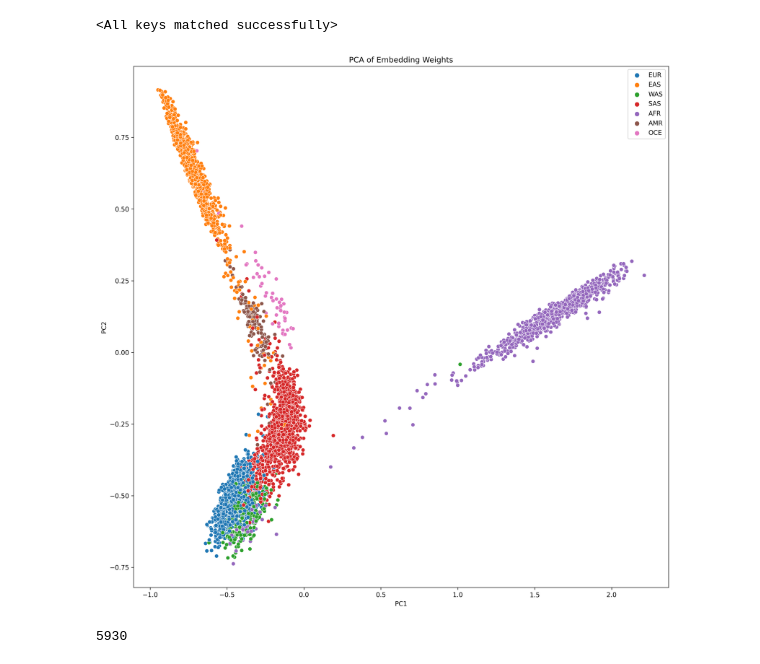
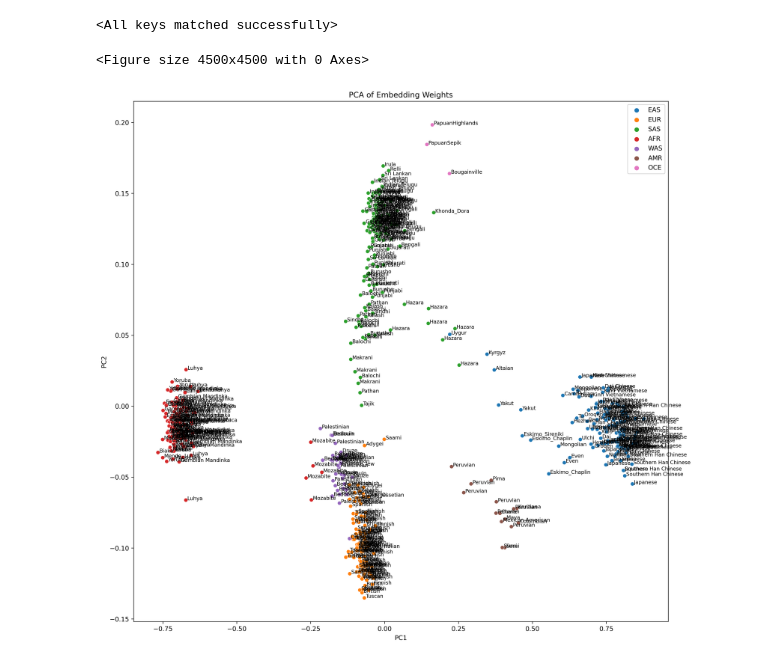
Before and after one commit to AI-sandbox/hyperPop, a Jupyter notebook: notebooks/eval_fc_model.ipynb, the cells around one changed output. Saved outputs shown, nothing was run; the diff lists cells and outputs as text; code cells hidden in the pictures.

```diff
--- a/notebooks/eval_fc_model.ipynb
+++ b/notebooks/eval_fc_model.ipynb
@@ -19,18 +19,19 @@ def plot_weights_pca(embeddings, labels, annotations=None):
     Plot PCA of embedding
     '''
     weights_pca = PCA().fit_transform(embeddings)
-    scplot = sns.scatterplot(x=weights_pca[:,0], y=weights_pca[:,1], hue=labels)
+    scplot = sns.scatterplot(x=weights_pca[:,0], y=weights_pca[:,2], hue=labels)
     plt.xlabel("PC1")
     plt.ylabel("PC2")
     plt.title("PCA of Embedding Weights")
     if annotations is not None:
         for line in range(len(labels)):
-#             if labels[line] != "SAS" or weights_pca[line,0] > 0.5 or weights_pca[line,1] > 0.1:
+#             if weights_pca[line,1] > -0.3:
+#             if annotations[line] != "Bengali":
 #                 continue
-            scplot.text(weights_pca[line,0]+0.005, weights_pca[line,1],
+            scplot.text(weights_pca[line,0]+0.005, weights_pca[line,2],
                          annotations[line], horizontalalignment='left', color='black', size=8)
 # %%
-model_dir = "/home/users/patelas/hyperLAI/models/scratch/second_test_fc/"
+model_dir = "/scratch/users/patelas/hyperLAI/models/fc_models/scratch/fc_experiments/lr_negthree_temp_negfour_500k_filter_allchr/"
 config = read_config(model_dir + "fc_config.json")
 # %%
 dataset = HyperLoader(config["data_dir"], config["restrict_labels"], config["chromosome"])
@@ -73,12 +64,11 @@ pop_labels = torch.cat(pop_labels).numpy()
 # %%
 plt.figure(figsize=[15, 15], dpi=300)
 sp_full = [dataset.suppop_label_index[x] for x in suppop_labels]
 p_full = [dataset.pop_label_index[x] for x in pop_labels]
-plot_weights_pca(embeddings, sp_full)
+plot_weights_pca(embeddings, sp_full, p_full)
+# plt.xlim(-0.25, 0.25)
+# plt.ylim(-0.4, -0.3)
 plt.show()
 # %% [output]
+<Figure size 4500x4500 with 0 Axes>
-[figure, old version]
+[figure, new version]
-# %%
-len(dataset)
-# %% [output]
-5930
```
Also changed, not shown: parts of 3 cells of this notebook, 5 other files.
